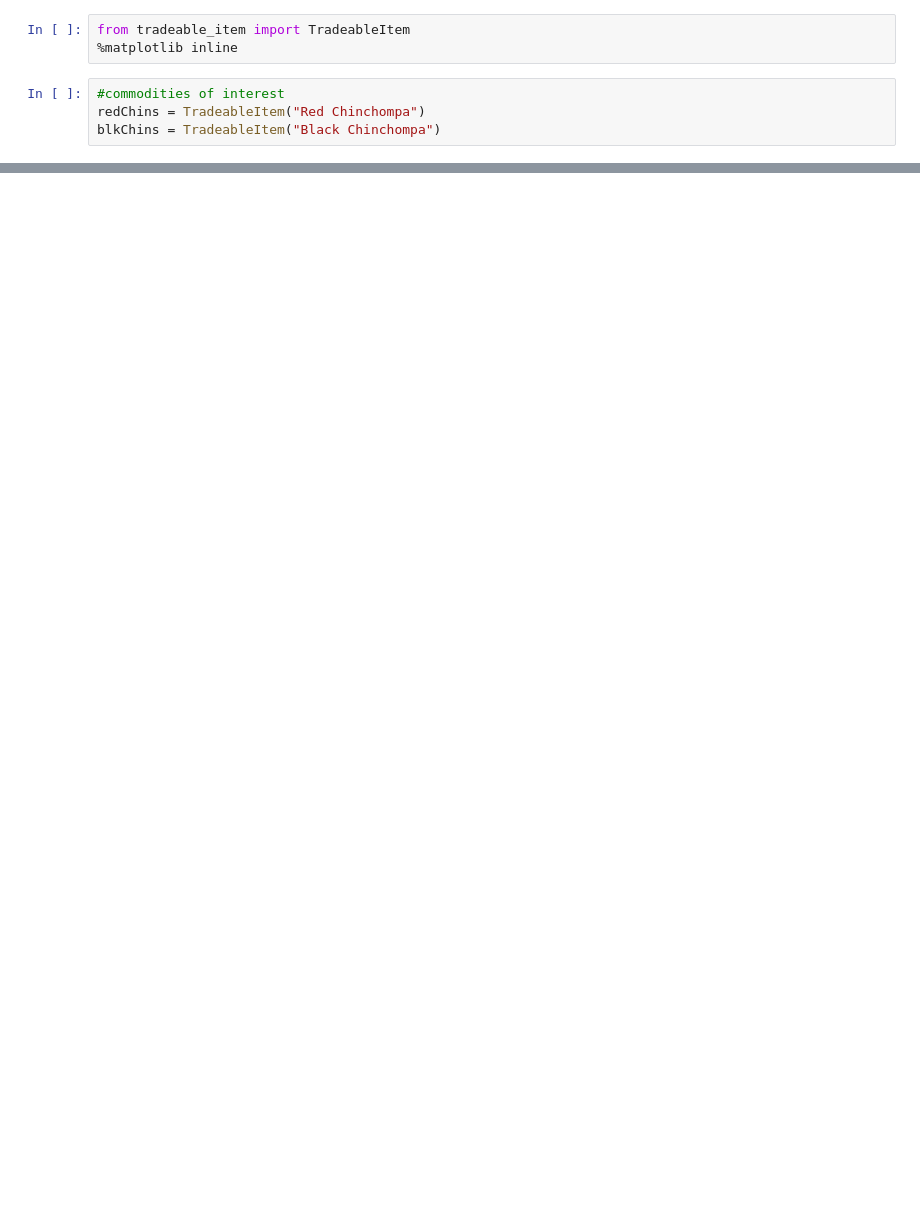
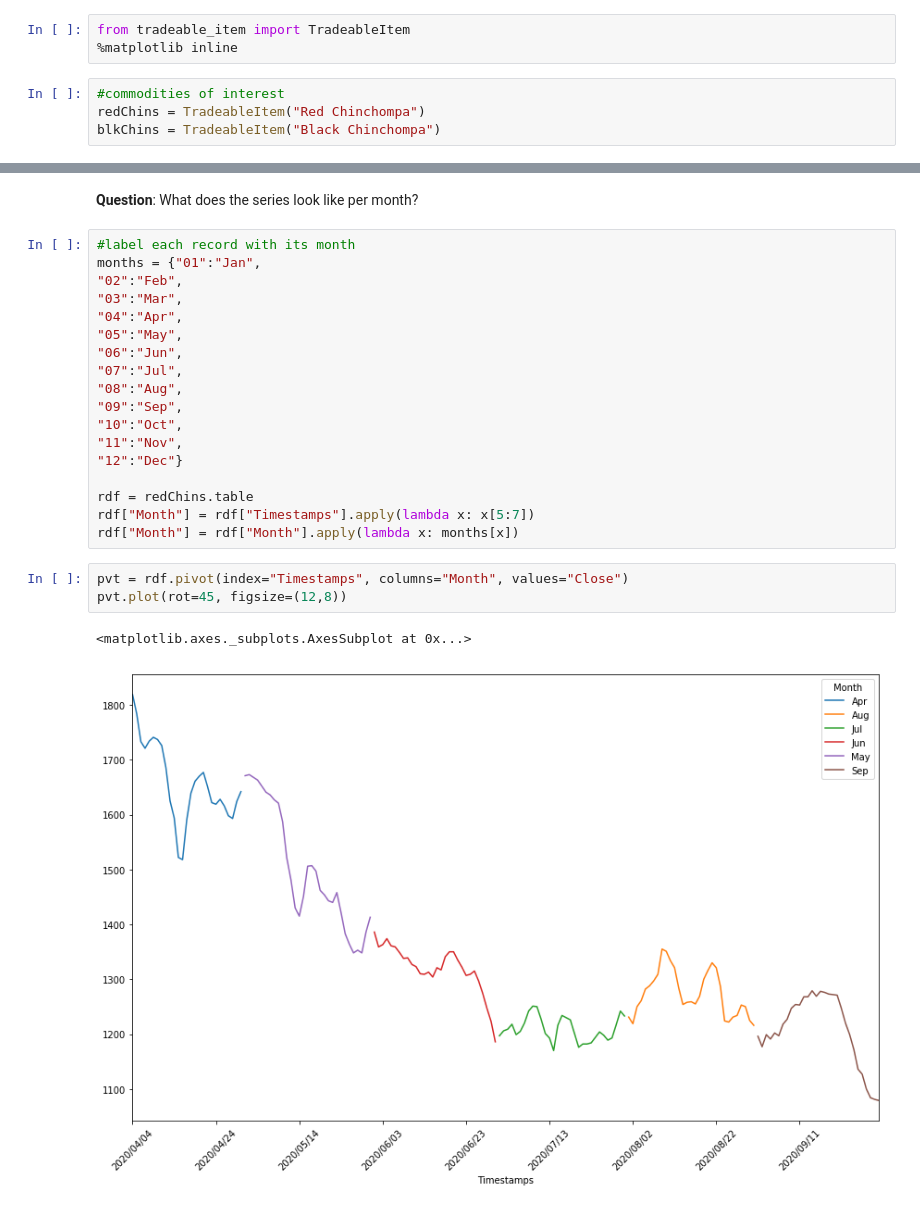
Before and after one commit to nurriol2/forecasting, a Jupyter notebook: Chinchompa EDA.ipynb, the cells around one changed output, grey strips where cells are left out. Drawn from its saved outputs; the diff is of its cells as text; blank space fills up the shorter version.

```diff
--- a/Chinchompa EDA.ipynb
+++ b/Chinchompa EDA.ipynb
@@ -66,0 +52,26 @@ redChins.plot_time_series("Timestamps", ["Close", "Moving Avg. 7"], "7 Day movin
+# %% [markdown]
+**Question**:  What does the series look like per month?
+# %%
+#label each record with its month
+months = {"01":"Jan",
+"02":"Feb",
+"03":"Mar",
+"04":"Apr",
+"05":"May",
+"06":"Jun",
+"07":"Jul",
+"08":"Aug",
+"09":"Sep",
+"10":"Oct",
+"11":"Nov",
+"12":"Dec"}
+
+rdf = redChins.table
+rdf["Month"] = rdf["Timestamps"].apply(lambda x: x[5:7])
+rdf["Month"] = rdf["Month"].apply(lambda x: months[x])
+# %%
+pvt = rdf.pivot(index="Timestamps", columns="Month", values="Close")
+pvt.plot(rot=45, figsize=(12,8))
+# %% [output]
+<matplotlib.axes._subplots.AxesSubplot at 0x...>
+[figure, added]
```
Also changed, not shown: parts of 14 cells of this notebook.
